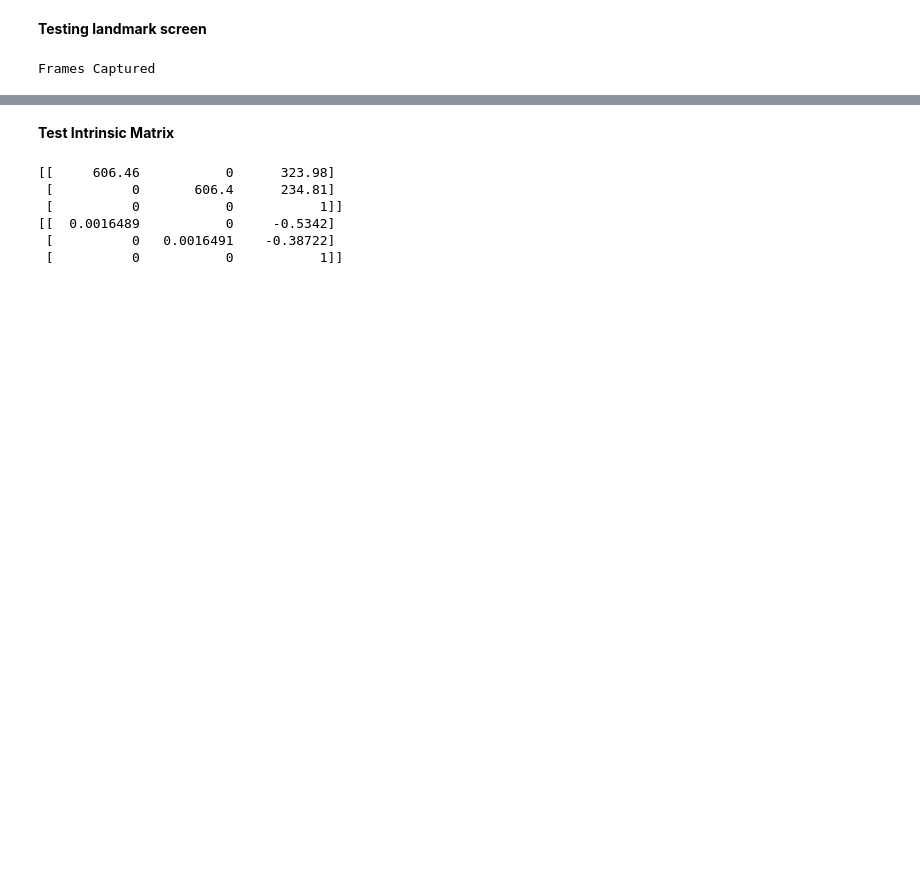
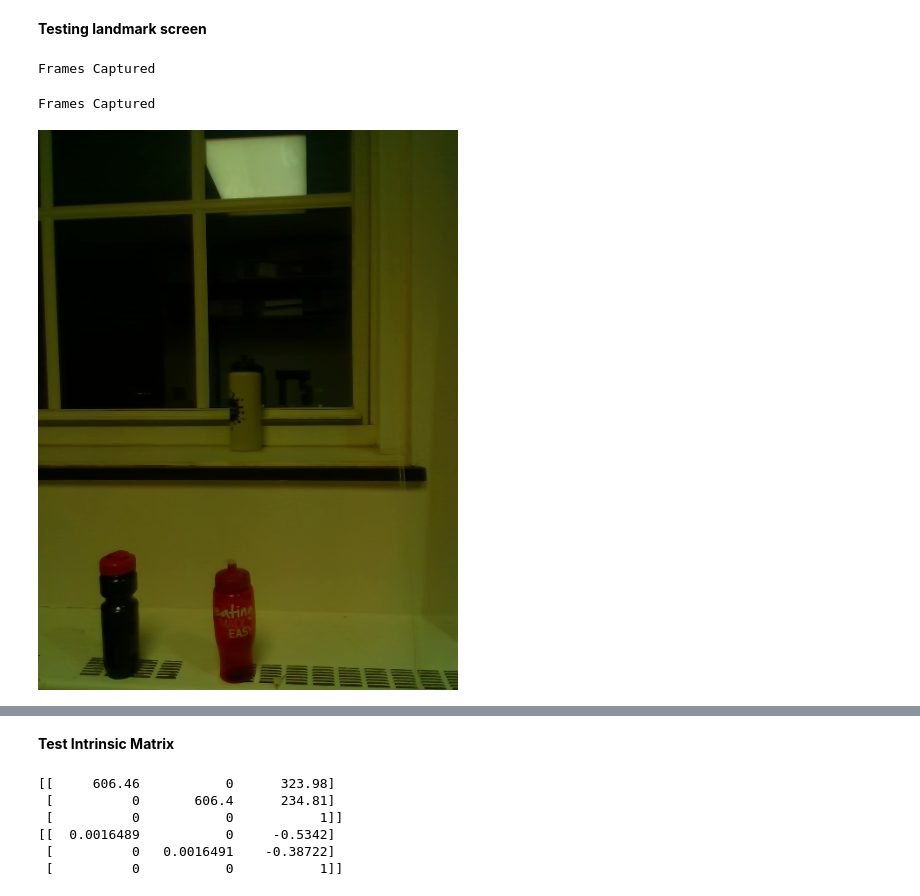
Before and after one commit to BatmanofZuhandArrgh/StretchRE1_Controls, a Jupyter notebook: RE1_memory_objdet_demo.ipynb, the cells around one changed output, grey strips where cells are left out. Drawn from its saved outputs; the diff is of its cells as text; code cells hidden in the pictures; blank space fills up the shorter version.

```diff
--- a/RE1_memory_objdet_demo.ipynb
+++ b/RE1_memory_objdet_demo.ipynb
@@ -126,6 +126,14 @@ color_frame, color, depth_frame, depth = get_cur_rs_frame()
 color = np.ascontiguousarray(color, dtype=np.uint8)
 # %% [output]
 Frames Captured
+# %%
+from re1_utils.camera import get_cur_rs_frame
+_, _color, _,_ = get_cur_rs_frame()
+_color = np.ascontiguousarray(_color, dtype=np.uint8)
+IPython.display.display(Image.fromarray(_color))
+# %% [output]
+Frames Captured
+[figure, added]
 # %%
 from POI.landmark_screen import LandmarkScreen
 
```
Also changed, not shown: parts of 14 cells of this notebook, 6 other files.
